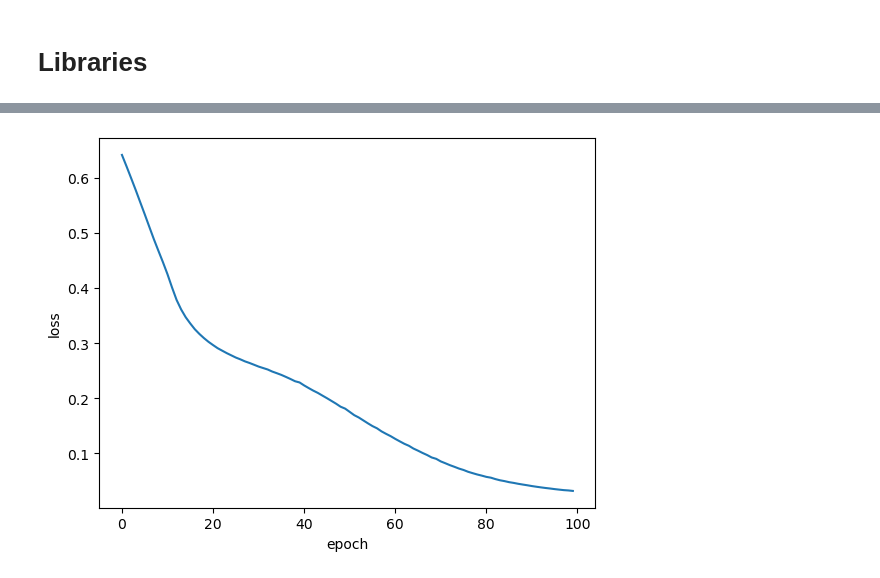
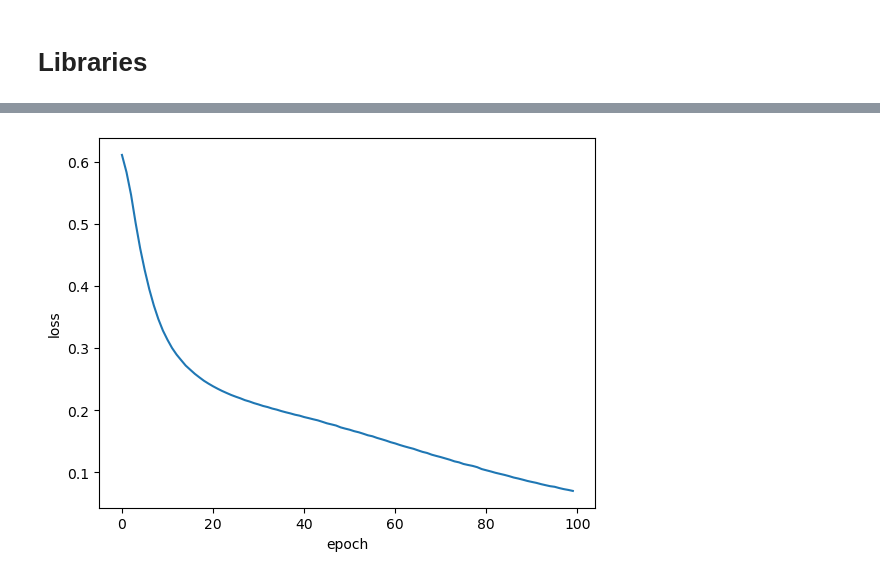
Before and after one commit to Feinst69/ANN-playground, a Jupyter notebook: keras_MLP.ipynb, the cells around one changed output, grey strips where cells are left out. Saved outputs shown, nothing was run; the diff lists cells and outputs as text; code cells hidden in the pictures.

```diff
--- a/keras_MLP.ipynb
+++ b/keras_MLP.ipynb
@@ -45,7 +45,6 @@ X_train, X_test, y_train, y_test = train_test_split(X, y, test_size=0.3, random_
 model = Sequential()
 model.add(Dense(8, input_dim=2, activation='relu'))
 model.add(Dense(4, activation='relu'))
-model.add(Dense(2, activation='tanh'))
 model.add(Dense(1, activation='sigmoid'))
 
 model.compile(loss='binary_crossentropy', optimizer=Adam(), metrics=['accuracy'])
@@ -85 +83 @@ accuracy: 0.996666669845581
-[figure, old version]
+[figure, new version]
```
Also changed, not shown: parts of 3 cells of this notebook.
